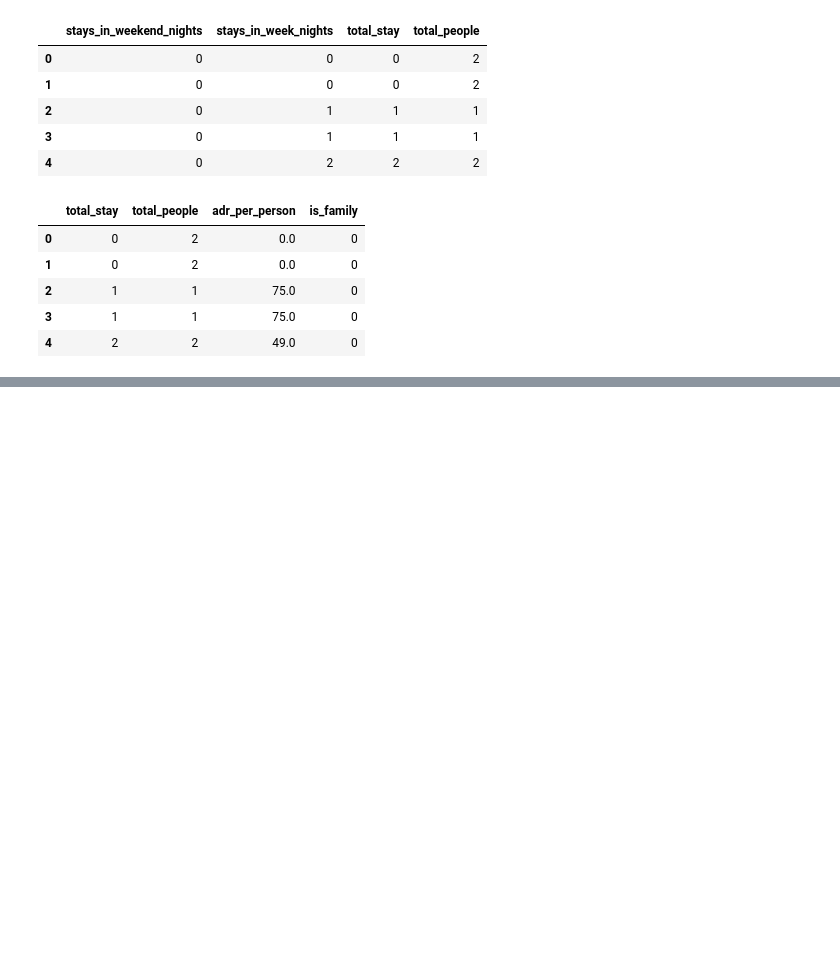
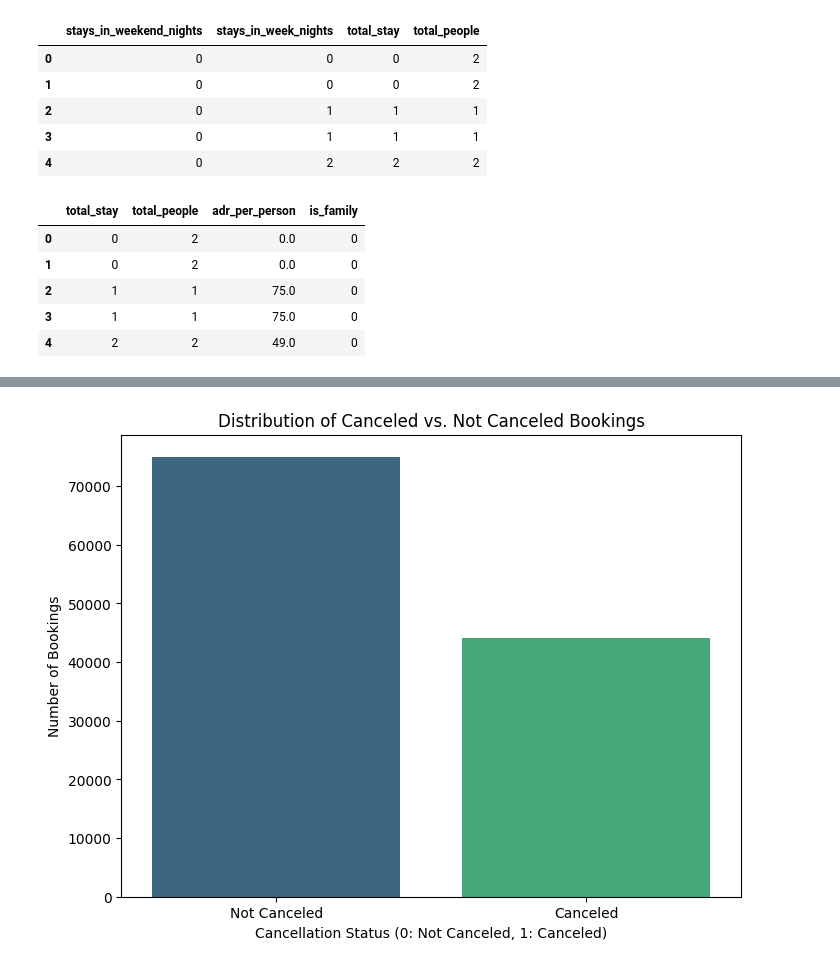
Before and after one commit to Seifmakled/hotelProject, a Jupyter notebook: notebook/main.ipynb, the cells around one changed output, grey strips where cells are left out. Saved outputs shown, nothing was run; the diff lists cells and outputs as text; code cells hidden in the pictures; blank space fills up the shorter version.

```diff
--- a/notebook/main.ipynb
+++ b/notebook/main.ipynb
@@ -297,0 +330,15 @@ os.path.getsize('../data/hotel_bookings_cleaned.csv')
+# %%
+
+
+cancellation_counts = df['is_canceled'].value_counts().reset_index()
+cancellation_counts.columns = ['is_canceled', 'count']
+
+plt.figure(figsize=(8, 6))
+sns.barplot(x='is_canceled', y='count', hue='is_canceled', data=cancellation_counts, palette='viridis', legend=False)
+plt.title('Distribution of Canceled vs. Not Canceled Bookings')
+plt.xlabel('Cancellation Status (0: Not Canceled, 1: Canceled)')
+plt.ylabel('Number of Bookings')
+plt.xticks(ticks=[0, 1], labels=['Not Canceled', 'Canceled'])
+plt.show()
+# %% [output]
+[figure, added]
```
Also changed, not shown: parts of 37 cells of this notebook.
